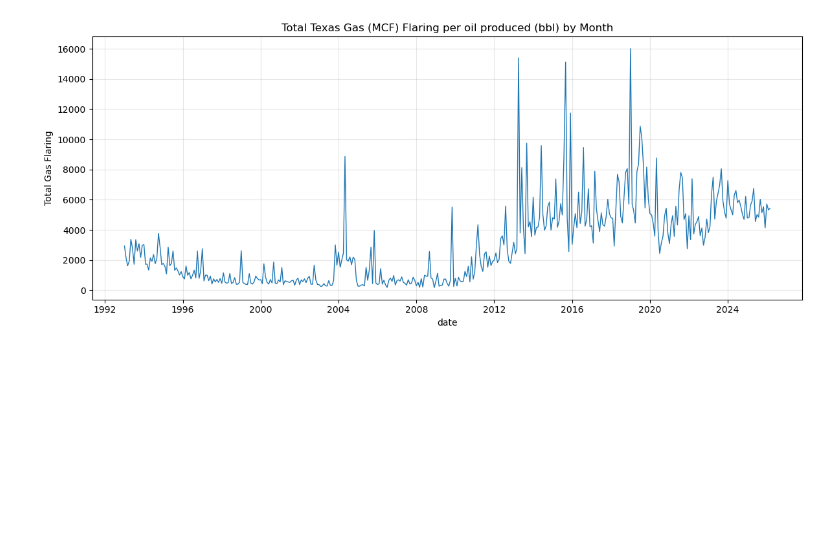
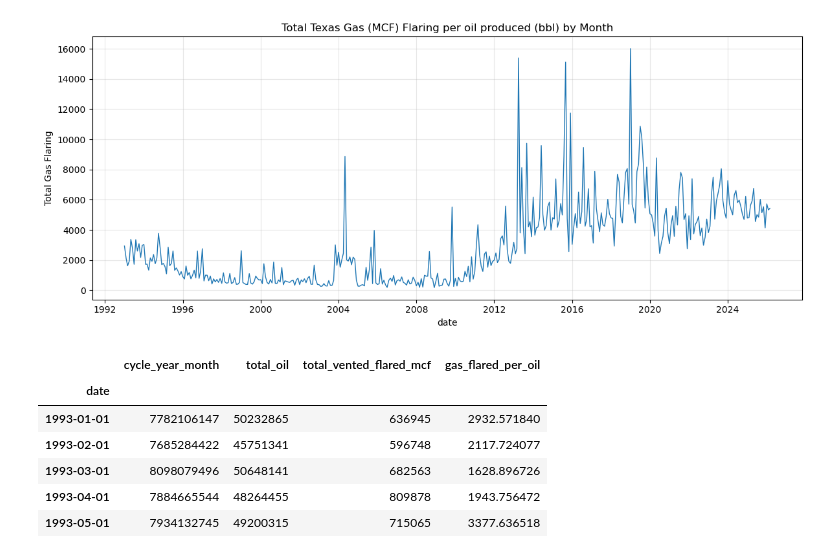
Before and after one commit to Erdos-Projects/summer26-permian-flaring, a Jupyter notebook: visualizations/texas/texas_oil_test_3.ipynb, the cells around one changed output. Saved outputs shown, nothing was run; the diff lists cells and outputs as text; code cells hidden in the pictures; blank space fills up the shorter version.

```diff
--- a/visualizations/texas/texas_oil_test_3.ipynb
+++ b/visualizations/texas/texas_oil_test_3.ipynb
@@ -127,4 +127,14 @@ plt.tight_layout()
 plt.show()
 # %% [output]
 [figure]
+# %%
+group.head()
+# %% [output]
+|  | cycle_year_month | total_oil | total_vented_flared_mcf | gas_flared_per_oil |
+| date |  |  |  |  |
+| 1993-01-01 | 7782106147 | 50232865 | 636945 | 2932.571840 |
+| 1993-02-01 | 7685284422 | 45751341 | 596748 | 2117.724077 |
+| 1993-03-01 | 8098079496 | 50648141 | 682563 | 1628.896726 |
+| 1993-04-01 | 7884665544 | 48264455 | 809878 | 1943.756472 |
+| 1993-05-01 | 7934132745 | 49200315 | 715065 | 3377.636518 |
 # %%
```
Also changed, not shown: parts of 4 cells of this notebook, 4 other files.
